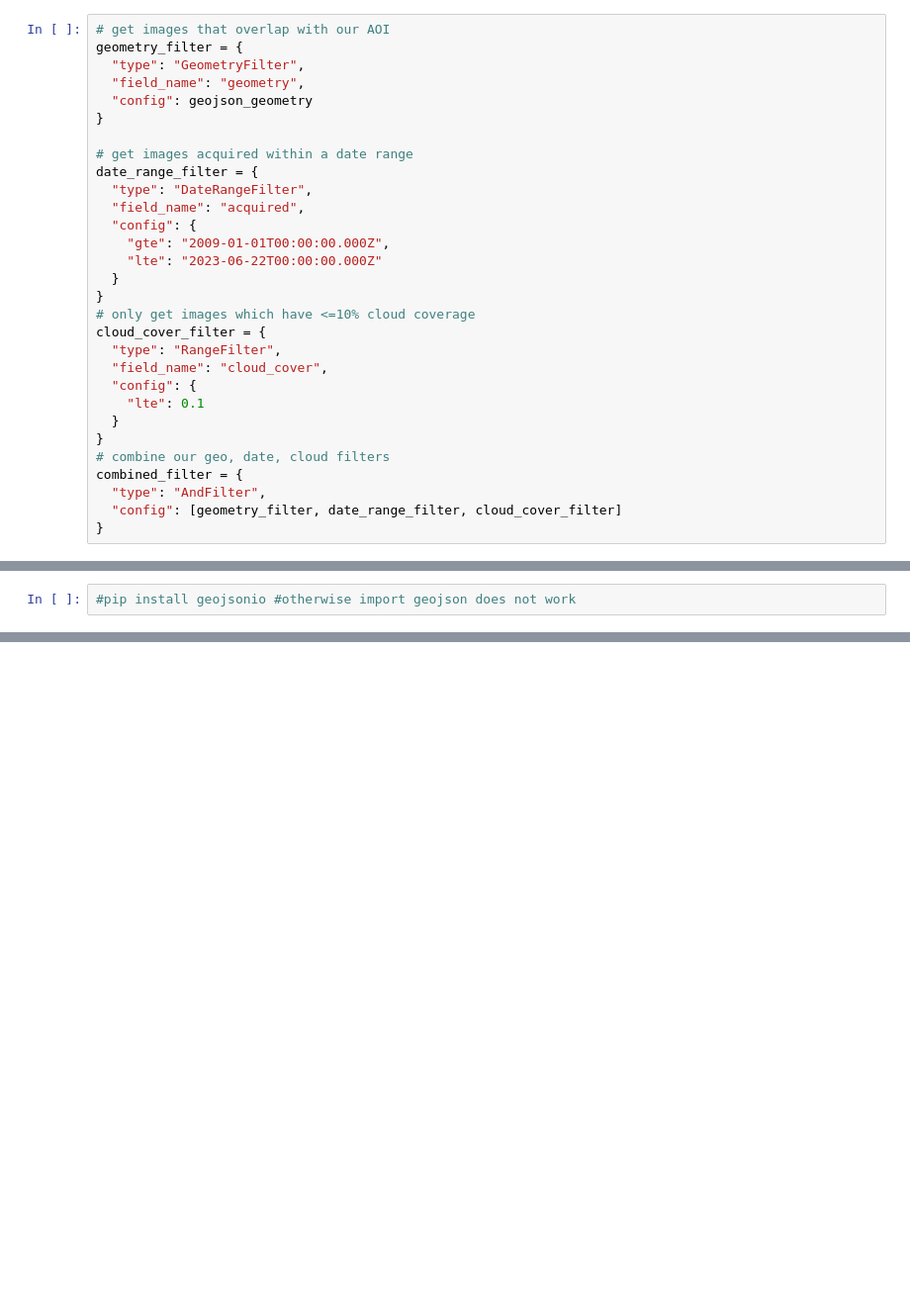
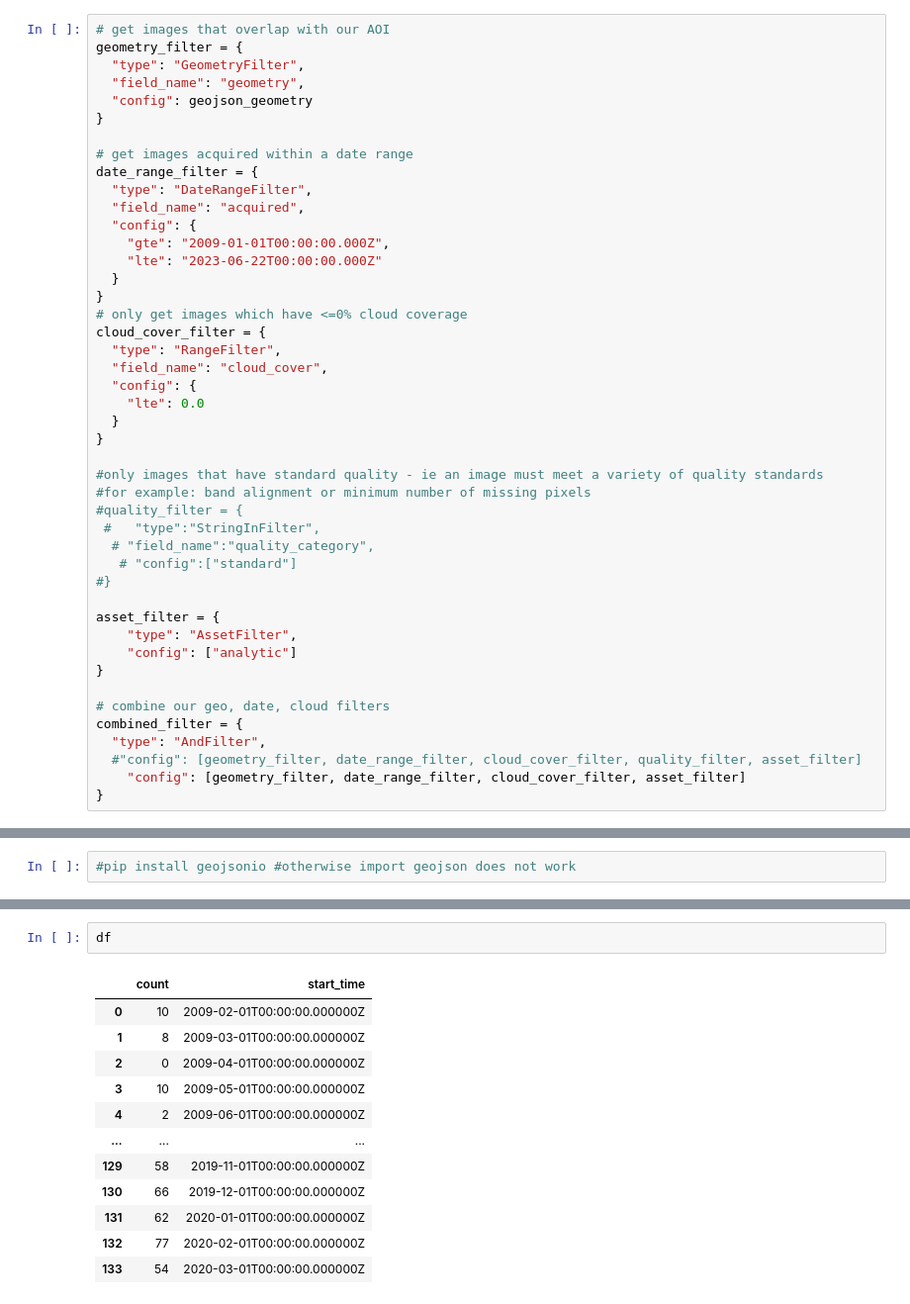
Before and after one commit to ppuentex/ColoradoR_RemoteSensing, a Jupyter notebook: search_API.ipynb, the cells around one changed output, grey strips where cells are left out. Shown at 99% size. Saved outputs shown, nothing was run; the diff lists cells and outputs as text; blank space fills up the shorter version.

```diff
--- a/search_API.ipynb
+++ b/search_API.ipynb
@@ -103,18 +101,33 @@ date_range_filter = {
     "lte": "2023-06-22T00:00:00.000Z"
   }
 }
-# only get images which have <=10% cloud coverage
+# only get images which have <=0% cloud coverage
 cloud_cover_filter = {
   "type": "RangeFilter",
   "field_name": "cloud_cover",
   "config": {
-    "lte": 0.1
+    "lte": 0.0
   }
 }
+
+#only images that have standard quality - ie an image must meet a variety of quality standards
+#for example: band alignment or minimum number of missing pixels
+#quality_filter = {
+ #   "type":"StringInFilter",
+  # "field_name":"quality_category",
+   # "config":["standard"]
+#}
+
+asset_filter = {
+    "type": "AssetFilter",
+    "config": ["analytic"]
+}
+
 # combine our geo, date, cloud filters
 combined_filter = {
   "type": "AndFilter",
-  "config": [geometry_filter, date_range_filter, cloud_cover_filter]
+  #"config": [geometry_filter, date_range_filter, cloud_cover_filter, quality_filter, asset_filter]
+    "config": [geometry_filter, date_range_filter, cloud_cover_filter, asset_filter]
 }
 # %%
 #define the product you want to use from Planet [need to be analytical]
@@ -183,0 +208,15 @@ res_dic['buckets']
+# %%
+df
+# %% [output]
+|  | count | start_time |
+| 0 | 10 | 2009-02-01T00:00:00.000000Z |
+| 1 | 8 | 2009-03-01T00:00:00.000000Z |
+| 2 | 0 | 2009-04-01T00:00:00.000000Z |
+| 3 | 10 | 2009-05-01T00:00:00.000000Z |
+| 4 | 2 | 2009-06-01T00:00:00.000000Z |
+| ... | ... | ... |
+| 129 | 58 | 2019-11-01T00:00:00.000000Z |
+| 130 | 66 | 2019-12-01T00:00:00.000000Z |
+| 131 | 62 | 2020-01-01T00:00:00.000000Z |
+| 132 | 77 | 2020-02-01T00:00:00.000000Z |
+| 133 | 54 | 2020-03-01T00:00:00.000000Z |
```
Also changed, not shown: parts of 13 cells of this notebook.
